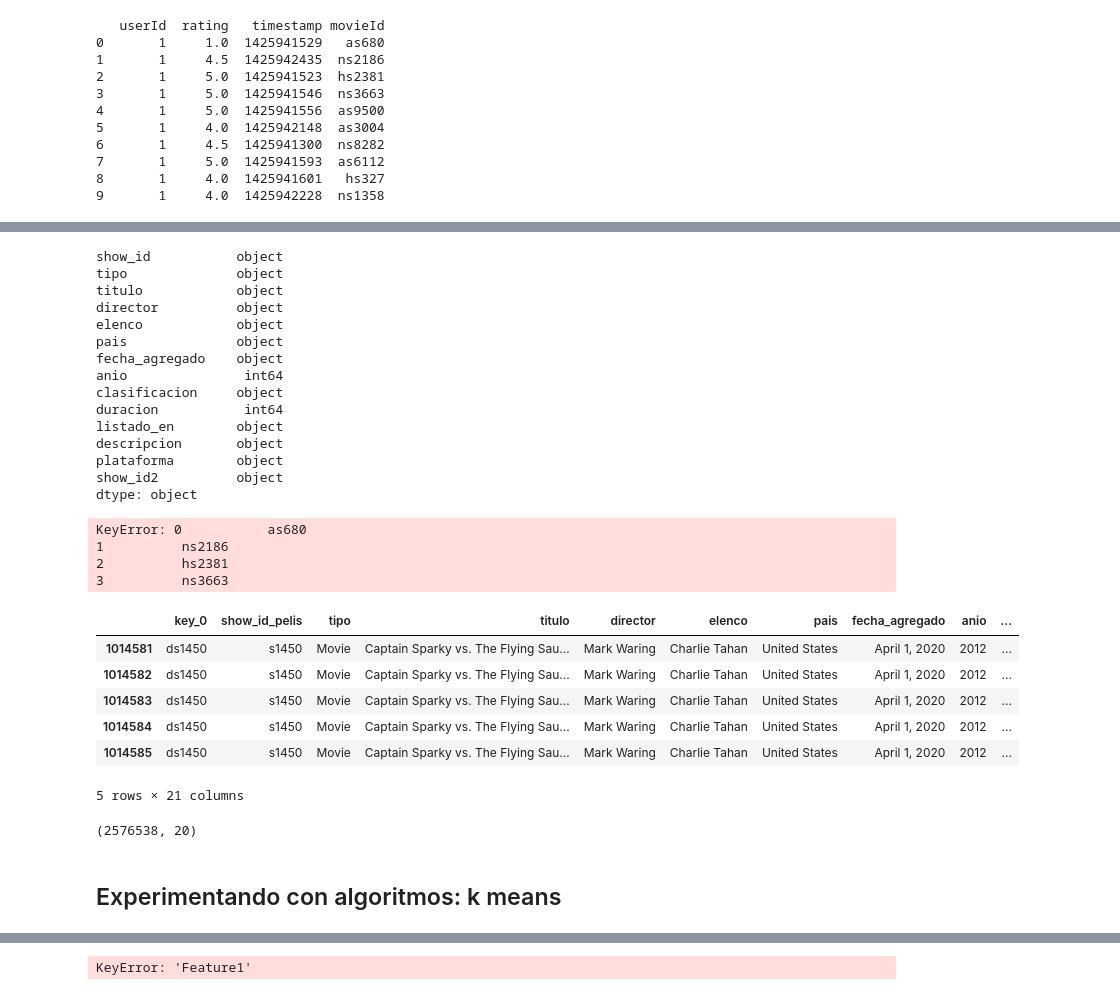
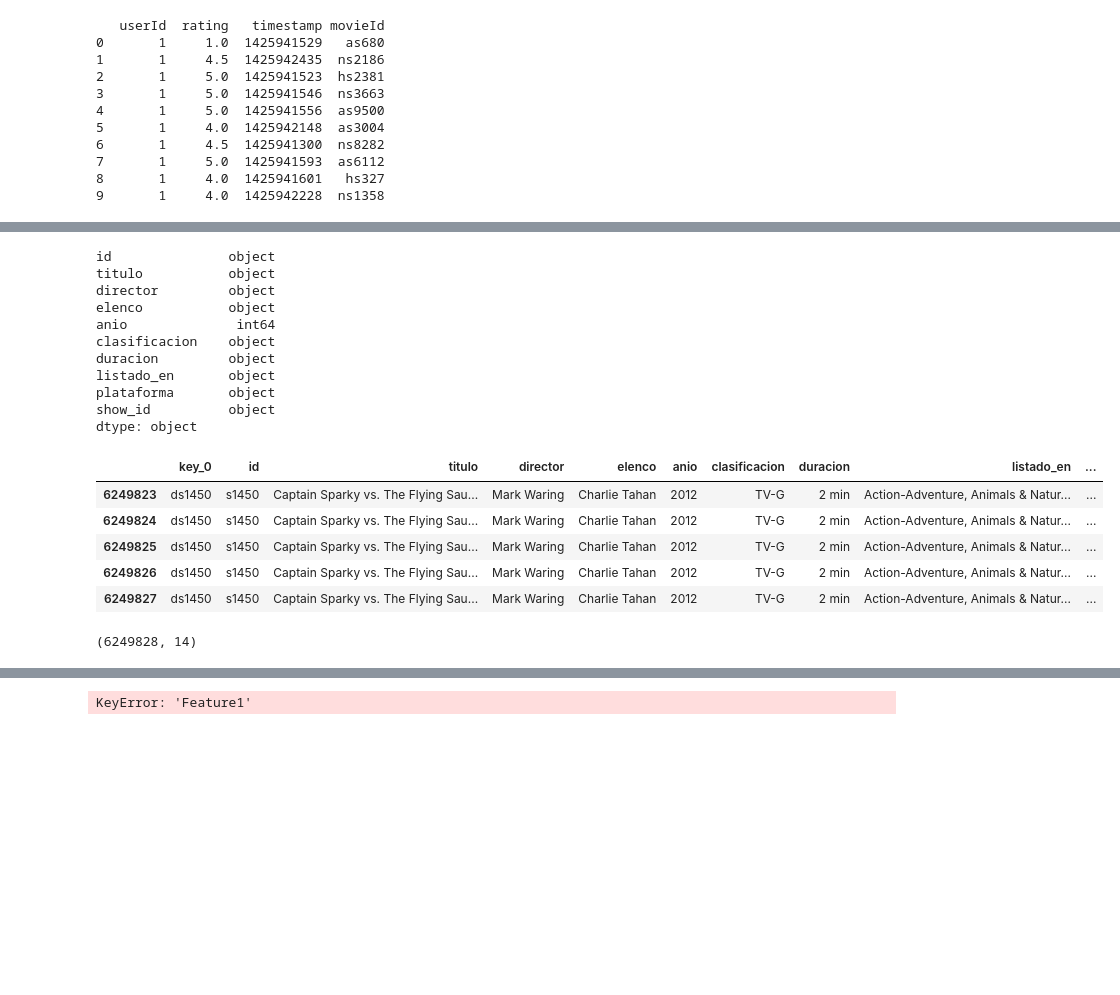
Before and after one commit to L-Ameneiro/IngeniasDataScience, a Jupyter notebook: notebooks/prueba_ratings.ipynb, the cells around one changed output, grey strips where cells are left out. Saved outputs shown, nothing was run; the diff lists cells and outputs as text; code cells hidden in the pictures; blank space fills up the shorter version.

```diff
--- a/notebooks/prueba_ratings.ipynb
+++ b/notebooks/prueba_ratings.ipynb
@@ -65,4 +108,4 @@ print(punt.head(10))
 8       1     4.0  1425941601   hs327
 9       1     4.0  1425942228  ns1358
 # %%
-punt['show_id'] = punt['movieId'].str[1:]
+# punt['show_id'] = punt['movieId'].str[1:]
@@ -70,0 +112,3 @@ pelis = pd.read_csv('..\\datasets\\peliculas_limpio.csv')
+# %%
+#importamos el dataset de peliculas
+pelis = pd.read_csv('..\\datasets\\peliculas2.csv')
@@ -84,7 +134,7 @@ def agregar_letra(show_id, plataforma):
     return letra + show_id
 
 # Aplicar la función a las columnas 'show_id' y 'plataforma' para crear una nueva columna 'show_id_actualizado'
-pelis['show_id2'] = pelis.apply(lambda x: agregar_letra(x['show_id'], x['plataforma']), axis=1)
+pelis['show_id'] = pelis.apply(lambda x: agregar_letra(x['id'], x['plataforma']), axis=1)
 # %%
 pelis.head(5)
 # %% [output]
@@ -105,48 +154,33 @@ dtype: object
 # %%
 pelis.dtypes
 # %% [output]
-show_id           object
-tipo              object
-titulo            object
-director          object
-elenco            object
-pais              object
-fecha_agregado    object
-anio               int64
-clasificacion     object
-duracion           int64
-listado_en        object
-descripcion       object
-plataforma        object
-show_id2          object
+id               object
+titulo           object
+director         object
+elenco           object
+anio              int64
+clasificacion    object
+duracion         object
+listado_en       object
+plataforma       object
+show_id          object
 dtype: object
 # %%
 # Realizar un left join en los códigos
-resultado = pd.merge(pelis, punt, how='left', left_on=pelis['show_id2'], right_on=punt1['movieId'], suffixes=('_pelis', '_punt'))
-
-# Mostrar el resultado
-print(resultado)
+peli_punt = pd.merge(pelis, punt, how='left', left_on=pelis['show_id'], right_on=punt['movieId'], suffixes=('_pelis', '_punt'))
-# %% [output]
-KeyError: 0           as680
-1          ns2186
-2          hs2381
-3          ns3663
 # %%
-resultado.tail(5)
+peli_punt.tail(5)
 # %% [output]
-|  | key_0 | show_id_pelis | tipo | titulo | director | elenco | pais | fecha_agregado | anio | ... |
-| 1014581 | ds1450 | s1450 | Movie | Captain Sparky vs. The Flying Sau... | Mark Waring | Charlie Tahan | United States | April 1, 2020 | 2012 | ... |
-| 1014582 | ds1450 | s1450 | Movie | Captain Sparky vs. The Flying Sau... | Mark Waring | Charlie Tahan | United States | April 1, 2020 | 2012 | ... |
-| 1014583 | ds1450 | s1450 | Movie | Captain Sparky vs. The Flying Sau... | Mark Waring | Charlie Tahan | United States | April 1, 2020 | 2012 | ... |
-| 1014584 | ds1450 | s1450 | Movie | Captain Sparky vs. The Flying Sau... | Mark Waring | Charlie Tahan | United States | April 1, 2020 | 2012 | ... |
-| 1014585 | ds1450 | s1450 | Movie | Captain Sparky vs. The Flying Sau... | Mark Waring | Charlie Tahan | United States | April 1, 2020 | 2012 | ... |
+|  | key_0 | id | titulo | director | elenco | anio | clasificacion | duracion | listado_en | ... |
+| 6249823 | ds1450 | s1450 | Captain Sparky vs. The Flying Sau... | Mark Waring | Charlie Tahan | 2012 | TV-G | 2 min | Action-Adventure, Animals & Natur... | ... |
+| 6249824 | ds1450 | s1450 | Captain Sparky vs. The Flying Sau... | Mark Waring | Charlie Tahan | 2012 | TV-G | 2 min | Action-Adventure, Animals & Natur... | ... |
+| 6249825 | ds1450 | s1450 | Captain Sparky vs. The Flying Sau... | Mark Waring | Charlie Tahan | 2012 | TV-G | 2 min | Action-Adventure, Animals & Natur... | ... |
+| 6249826 | ds1450 | s1450 | Captain Sparky vs. The Flying Sau... | Mark Waring | Charlie Tahan | 2012 | TV-G | 2 min | Action-Adventure, Animals & Natur... | ... |
+| 6249827 | ds1450 | s1450 | Captain Sparky vs. The Flying Sau... | Mark Waring | Charlie Tahan | 2012 | TV-G | 2 min | Action-Adventure, Animals & Natur... | ... |
-5 rows × 21 columns
 # %%
-resultado.shape
+peli_punt.shape
 # %% [output]
-(2576538, 20)
+(6249828, 14)
-# %% [markdown]
-## Experimentando con algoritmos: k means
 # %%
 import pandas as pd
 import numpy as np
```
Also changed, not shown: parts of 13 cells of this notebook.
